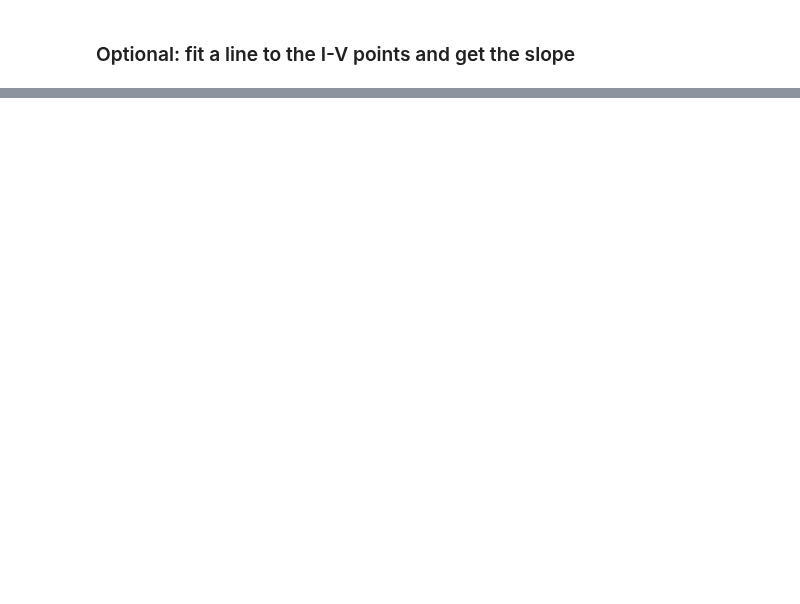
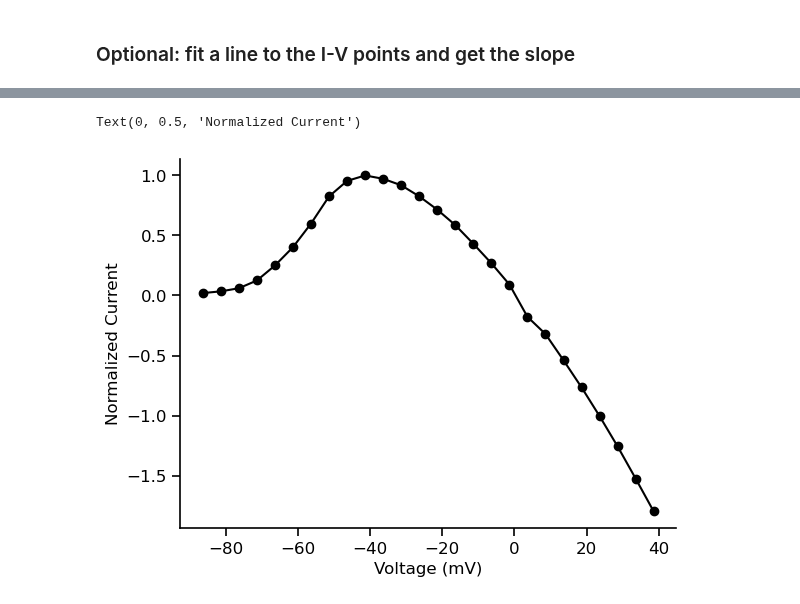
Before and after one commit to argalloni/CSHL_IonChannels2025, a Jupyter notebook: CSHL 1 - Na IVcurve.ipynb, the cells around one changed output, grey strips where cells are left out. Drawn from its saved outputs; the diff is of its cells as text; code cells hidden in the pictures; blank space fills up the shorter version.

```diff
--- a/CSHL 1 - Na IVcurve.ipynb
+++ b/CSHL 1 - Na IVcurve.ipynb
@@ -133,0 +158,14 @@ Reversal potential: 16.422 mV
+# %%
+# ax = plot_IV(voltage_steps, current_steps)
+
+E_rev = 16.4
+
+driving_force = voltage_steps - E_rev
+normalized_current = current_steps / np.min(current_steps)
+
+plt.plot(driving_force, normalized_current, '-o', color='k')
+plt.xlabel('Voltage (mV)')
+plt.ylabel('Normalized Current')
+# %% [output]
+Text(0, 0.5, 'Normalized Current')
+[figure, added]
```
Also changed, not shown: parts of 9 cells of this notebook, 5 other files.
